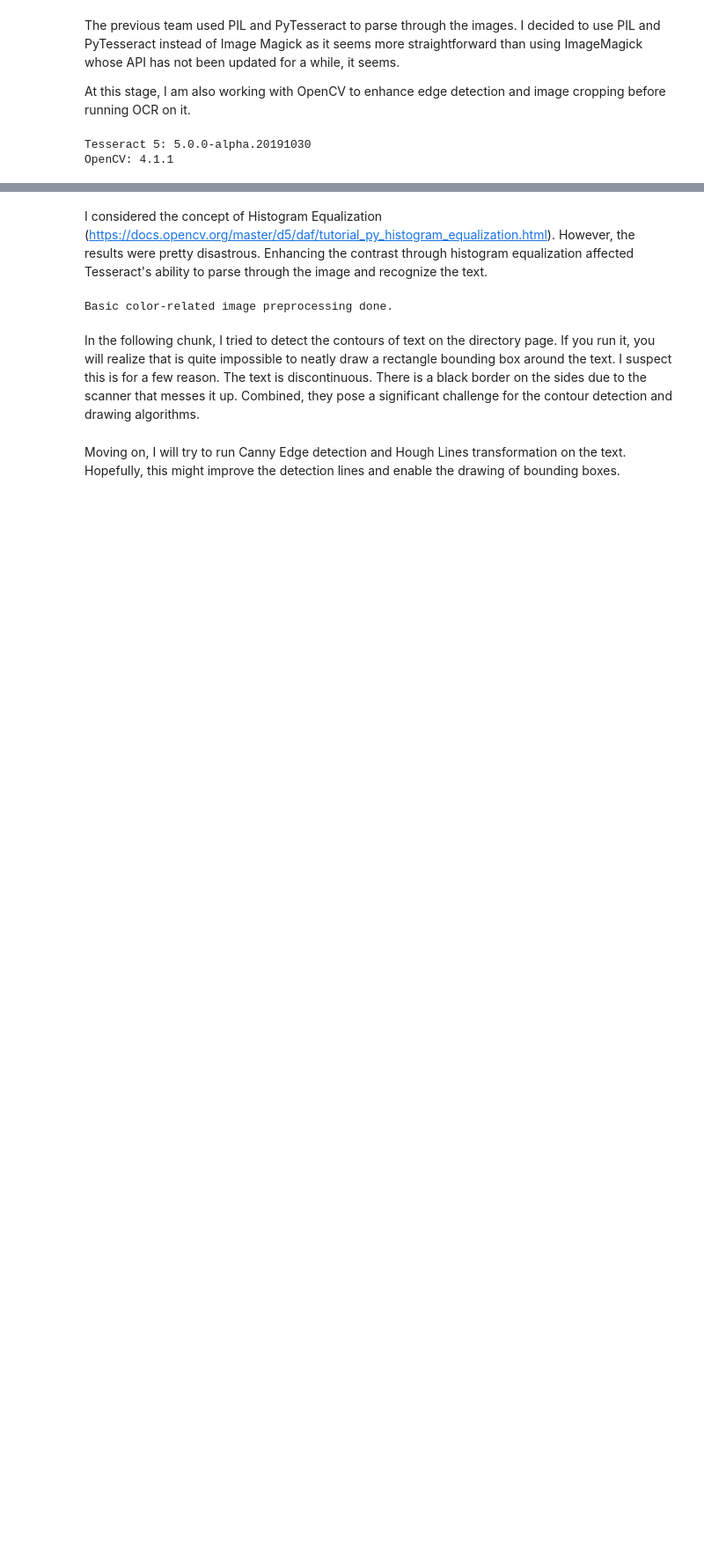
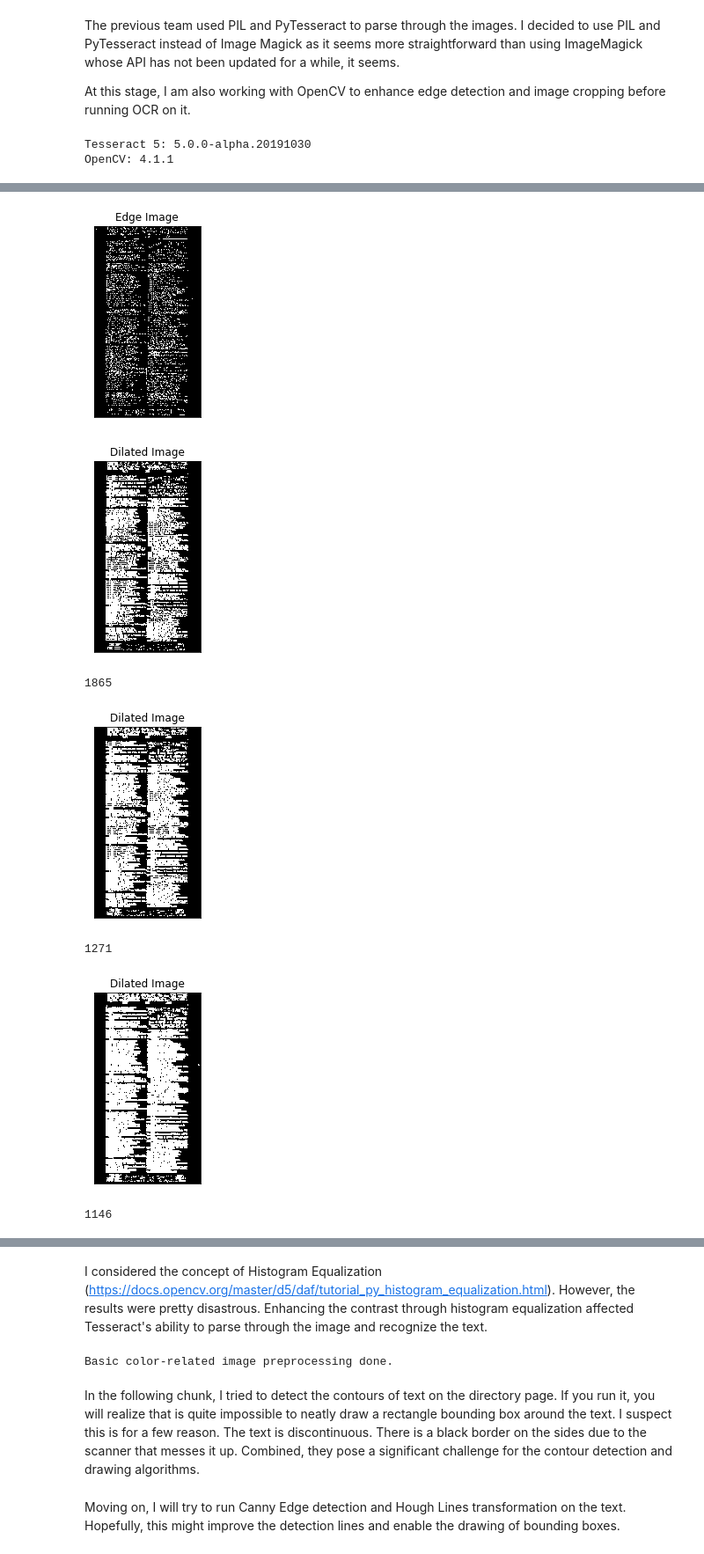
Before and after one commit to westerleyy/NYU-CityDirectories-Project, a Jupyter notebook: WorkflowTrial01.ipynb, the cells around one changed output, grey strips where cells are left out. Shown at 88% size. Saved outputs shown, nothing was run; the diff lists cells and outputs as text; code cells hidden in the pictures; blank space fills up the shorter version.

```diff
--- a/WorkflowTrial01.ipynb
+++ b/WorkflowTrial01.ipynb
@@ -50,0 +444,10 @@ OpenCV: 4.1.1
+# %%
+process_image(test_directory_path + folder_name4, test_directory_path + folder_name4)
+# %% [output]
+[figure, added]
+[figure, added]
+1865
+[figure, added]
+1271
+[figure, added]
+1146
```
Also changed, not shown: parts of 15 cells of this notebook, 9 other files.
